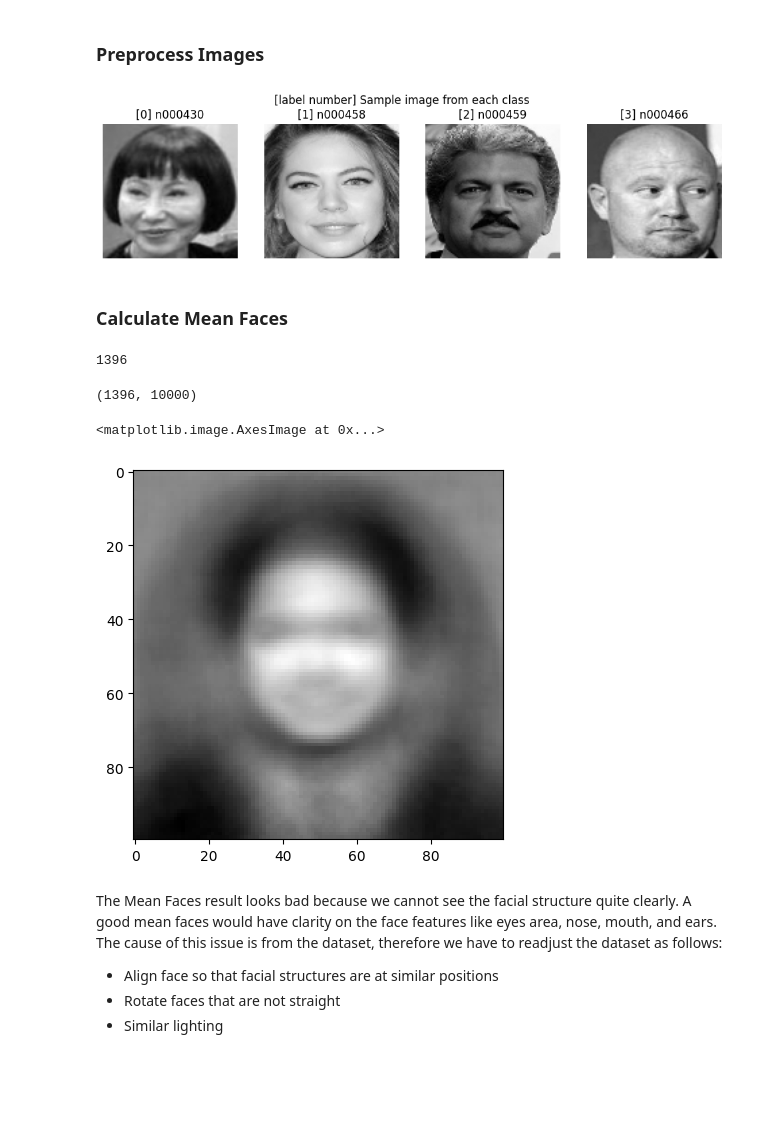
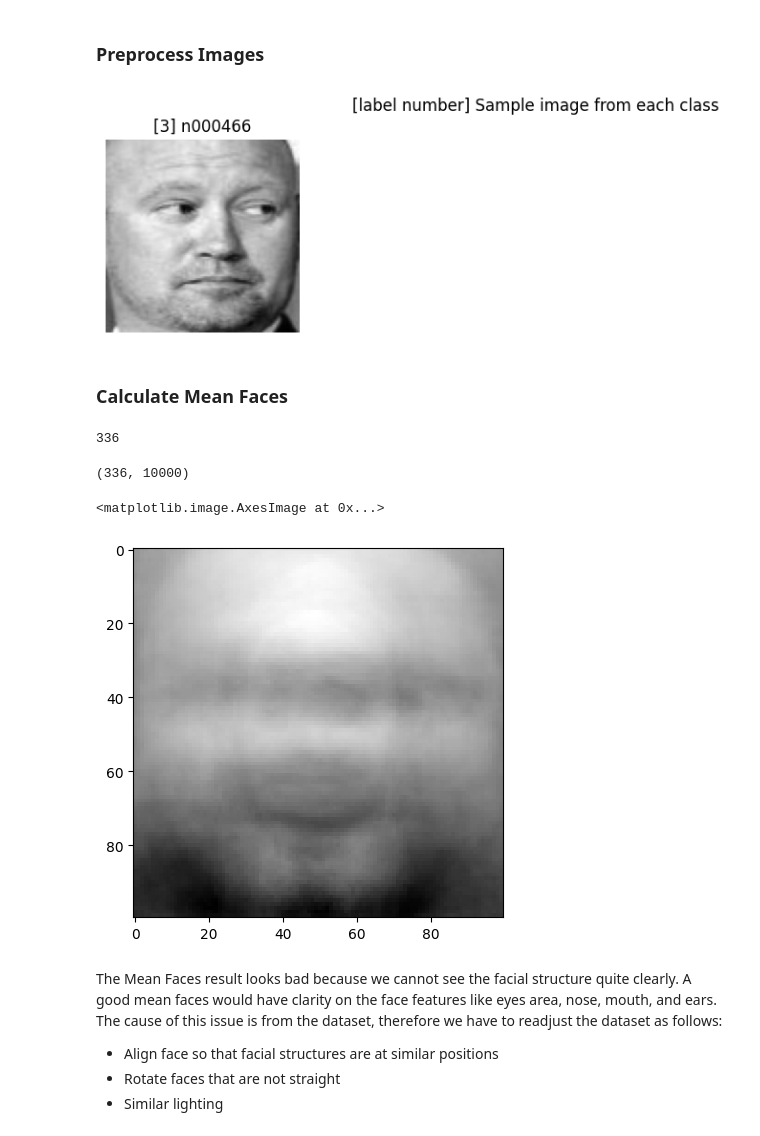
Before and after one commit to ReinerJasin/face_recognition_eigenfaces, a Jupyter notebook: project/face_recognition.ipynb, the cells around one changed output. Saved outputs shown, nothing was run; the diff lists cells and outputs as text; code cells hidden in the pictures; blank space fills up the shorter version.

```diff
--- a/project/face_recognition.ipynb
+++ b/project/face_recognition.ipynb
@@ -122,18 +122,14 @@ for class_folder in sorted(os.listdir(data_dir)):
         continue
 
     ### Code to Skip specific class
-    #
-    # if class_folder == "n000430":
-    #     continue
-    # if class_folder == "n000458":
-    #     continue
-    # if class_folder == "n000459":
-    #     continue
+    if class_folder == "n000430":
+        continue
+    if class_folder == "n000458":
+        continue
+    if class_folder == "n000459":
+        continue
     # if class_folder == "n000466":
-    #     continue
-
-    if class_folder == "n000430_2":
-        continue
+        # continue
 
     # Save folder name in class_folder_list
     class_folder_list.append(class_folder)
@@ -167,44 +163,44 @@ for class_folder in sorted(os.listdir(data_dir)):
             plt.imshow(image, cmap="gray")
             plt.title(f'[{label_mapping[class_folder]}] {class_folder}')
             plt.suptitle('[label number] Sample image from each class')
             plt.axis('off')
 
             # DEBUG PRINT
             # print(image.shape)
             # print(image.flatten().shape)
             # print(image.flatten())
 
         image_list.append(image.flatten())
 
 plt.show()
 
 image_list = np.array(image_list)
 
 # DEBUG PRINT
 # print(type(image_list))
 # print(image_list.ndim)
 # print(image_list.shape)
 # print(image_list)
 # print()
 # print(image_list[:2])
 
 # print(class_folder_list)
 # print(image_path_list)
 # print(label_list)
 # print(len(image_path_list))
 # print(len(label_list))
 # %% [output]
-[figure, old version]
+[figure, new version]
 # %% [markdown]
 ### Calculate Mean Faces
 # %%
 len(image_list)
 # %% [output]
-1396
+336
 # %%
 image_list.shape
 # %% [output]
-(1396, 10000)
+(336, 10000)
 # %%
 # mean_faces = []
 
@@ -224,7 +220,7 @@ plt.imshow(mean_faces_reshaped, cmap='gray')
 # Compute the average of each pixel
 # %% [output]
 <matplotlib.image.AxesImage at 0x...>
-[figure, old version]
+[figure, new version]
 # %% [markdown]
 The Mean Faces result looks bad because we cannot see the facial structure quite clearly. A good mean faces would have clarity on the face features like eyes area, nose, mouth, and ears. The cause of this issue is from the dataset, therefore we have to readjust the dataset as follows:
 * Align face so that facial structures are at similar positions
```
Also changed, not shown: parts of 16 cells of this notebook, 1 other file.
